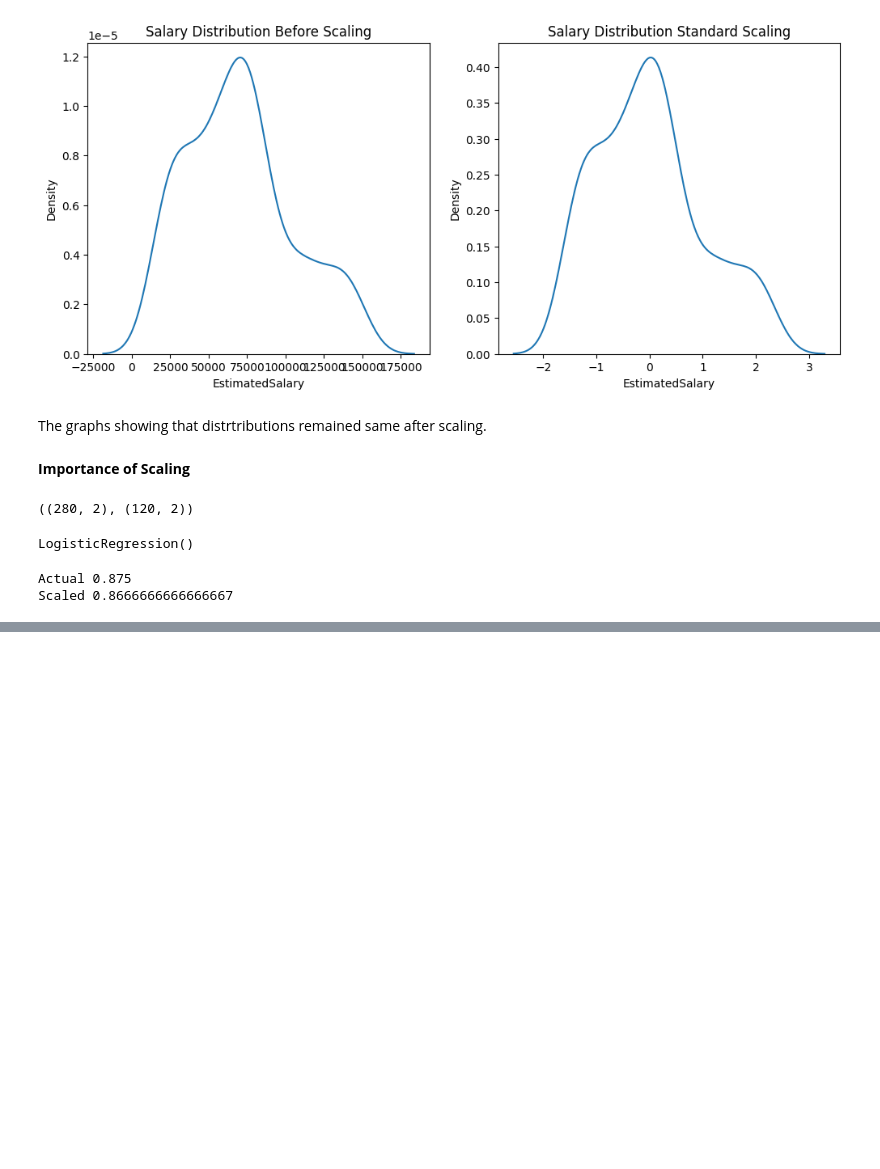
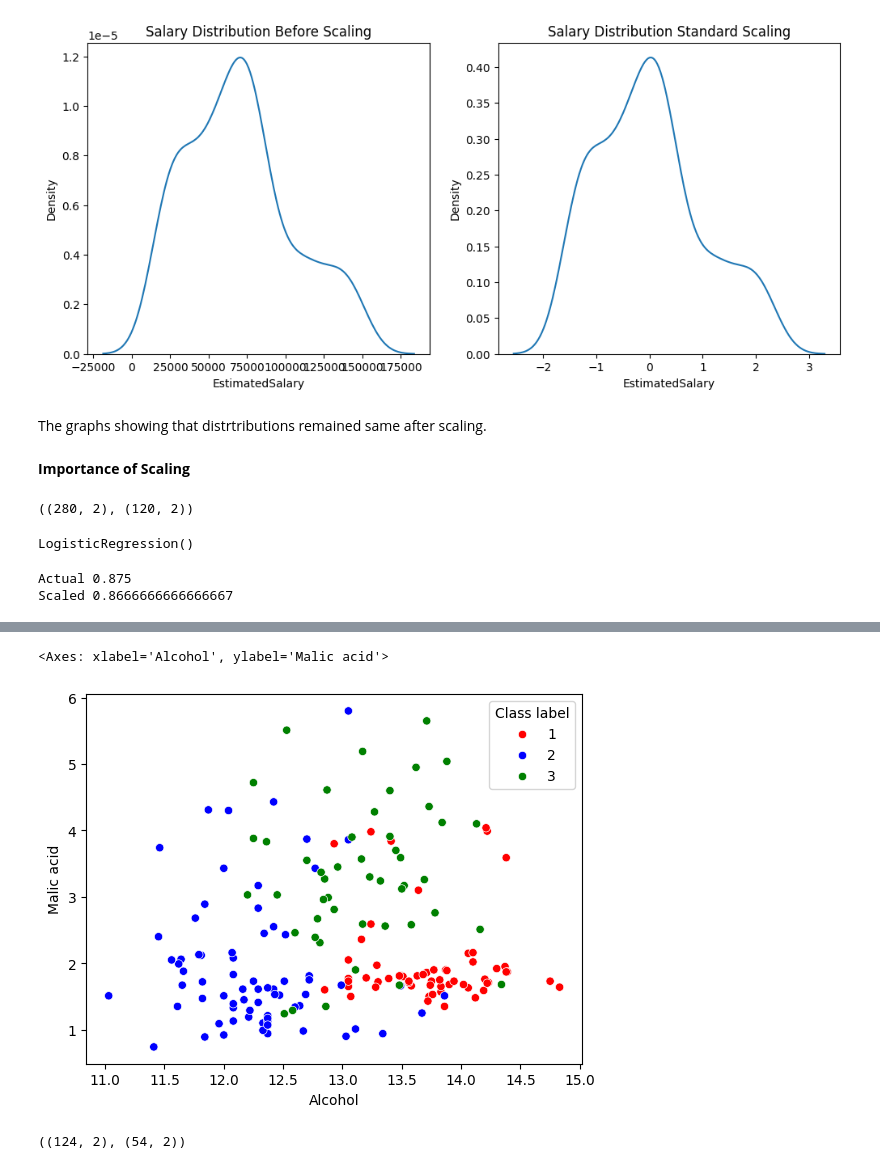
Before and after one commit to samiha-mahin/Data-Analysis, a Jupyter notebook: Feature_Engineering.ipynb, the cells around one changed output, grey strips where cells are left out. Drawn from its saved outputs; the diff is of its cells as text; code cells hidden in the pictures; blank space fills up the shorter version.

```diff
--- a/Feature_Engineering.ipynb
+++ b/Feature_Engineering.ipynb
@@ -311,0 +430,16 @@ Scaled 0.8666666666666667
+# %%
+color_dict={1:'red',3:'green',2:'blue'}
+sns.scatterplot(x=df['Alcohol'], y=df['Malic acid'], hue=df['Class label'], palette=color_dict)
+# %% [output]
+<Axes: xlabel='Alcohol', ylabel='Malic acid'>
+[figure, added]
+# %%
+from sklearn.model_selection import train_test_split
+X_train, X_test, y_train, y_test = train_test_split(df.drop('Class label', axis=1),
+                                                    df['Class label'],
+                                                    test_size=0.3,
+                                                    random_state=0)
+
+X_train.shape, X_test.shape
+# %% [output]
+((124, 2), (54, 2))
```
Also changed, not shown: parts of 14 cells of this notebook.
